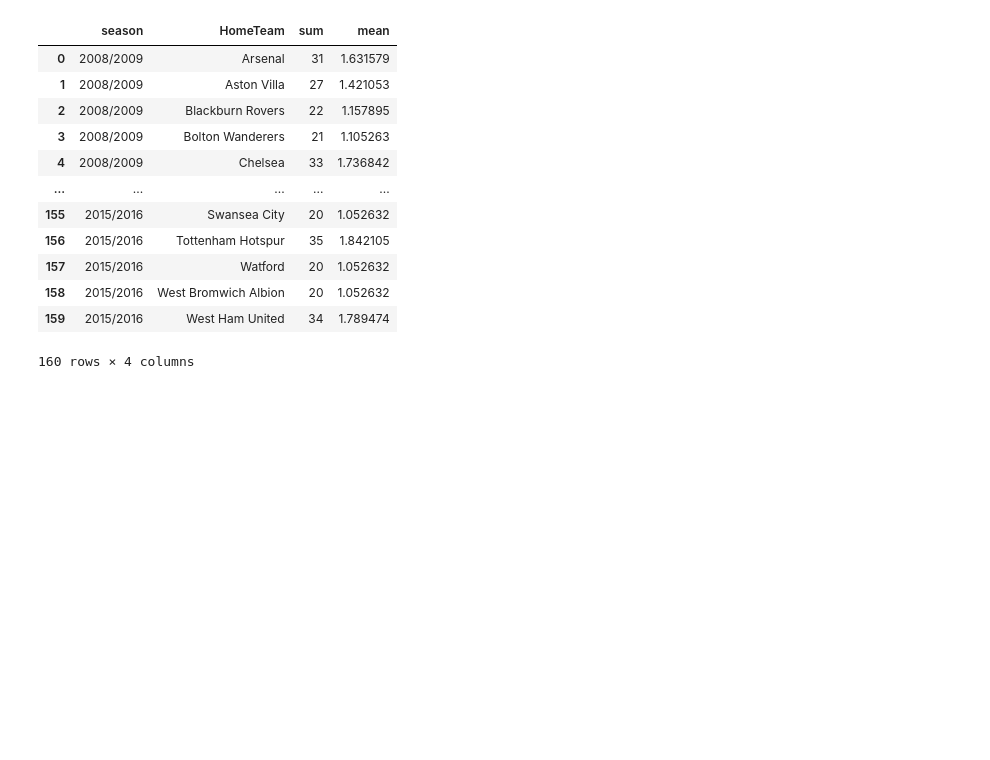
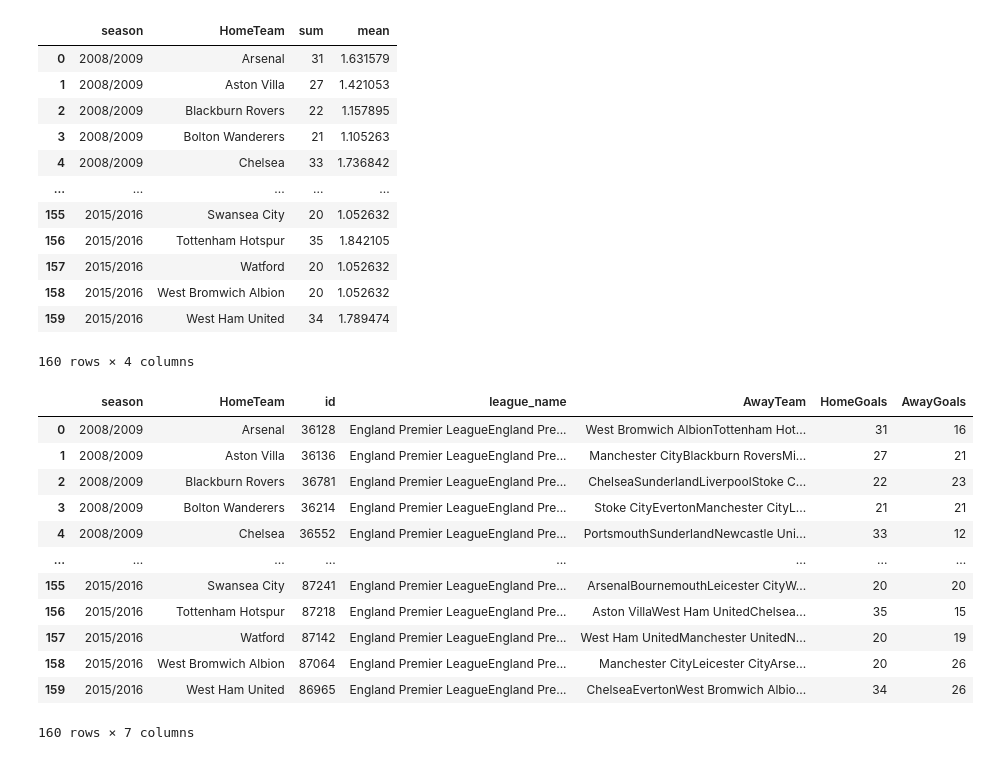
Before and after one commit to Aparecido-Junior/Python_Notebook, a Jupyter notebook: 3_Pandas_Numpy_Maven/4_Aggregating_Reshaping/Grouping.ipynb, the cells around one changed output. Cells and saved outputs as stored; diff of their text form; code cells hidden in the pictures; blank space fills up the shorter version.

```diff
--- a/3_Pandas_Numpy_Maven/4_Aggregating_Reshaping/Grouping.ipynb
+++ b/3_Pandas_Numpy_Maven/4_Aggregating_Reshaping/Grouping.ipynb
@@ -1,7 +1,7 @@
 # %%
 import pandas as pd
 # %%
-df = pd.read_excel(r"..\project_data\premier_league_games_full.xlsx")
+df = pd.read_excel(r"C:\Users\User\OneDrive\Documentos\Data_Analytcs\Projetos\project_data\premier_league_games_full.xlsx")
 df.head()
 # %% [output]
 |  | id | league_name | season | HomeTeam | AwayTeam | HomeGoals | AwayGoals |
@@ -82,3 +82,22 @@ df2.reset_index()
 | 158 | 2015/2016 | West Bromwich Albion | 20 | 1.052632 |
 | 159 | 2015/2016 | West Ham United | 34 | 1.789474 |
 160 rows × 4 columns
+# %%
+(df
+ .groupby(["season", "HomeTeam"], as_index=False)
+ .agg("sum")
+)
+# %% [output]
+|  | season | HomeTeam | id | league_name | AwayTeam | HomeGoals | AwayGoals |
+| 0 | 2008/2009 | Arsenal | 36128 | England Premier LeagueEngland Pre... | West Bromwich AlbionTottenham Hot... | 31 | 16 |
+| 1 | 2008/2009 | Aston Villa | 36136 | England Premier LeagueEngland Pre... | Manchester CityBlackburn RoversMi... | 27 | 21 |
+| 2 | 2008/2009 | Blackburn Rovers | 36781 | England Premier LeagueEngland Pre... | ChelseaSunderlandLiverpoolStoke C... | 22 | 23 |
+| 3 | 2008/2009 | Bolton Wanderers | 36214 | England Premier LeagueEngland Pre... | Stoke CityEvertonManchester CityL... | 21 | 21 |
+| 4 | 2008/2009 | Chelsea | 36552 | England Premier LeagueEngland Pre... | PortsmouthSunderlandNewcastle Uni... | 33 | 12 |
+| ... | ... | ... | ... | ... | ... | ... | ... |
+| 155 | 2015/2016 | Swansea City | 87241 | England Premier LeagueEngland Pre... | ArsenalBournemouthLeicester CityW... | 20 | 20 |
+| 156 | 2015/2016 | Tottenham Hotspur | 87218 | England Premier LeagueEngland Pre... | Aston VillaWest Ham UnitedChelsea... | 35 | 15 |
+| 157 | 2015/2016 | Watford | 87142 | England Premier LeagueEngland Pre... | West Ham UnitedManchester UnitedN... | 20 | 19 |
+| 158 | 2015/2016 | West Bromwich Albion | 87064 | England Premier LeagueEngland Pre... | Manchester CityLeicester CityArse... | 20 | 26 |
+| 159 | 2015/2016 | West Ham United | 86965 | England Premier LeagueEngland Pre... | ChelseaEvertonWest Bromwich Albio... | 34 | 26 |
+160 rows × 7 columns
```
Also changed, not shown: parts of 3 cells of this notebook.
